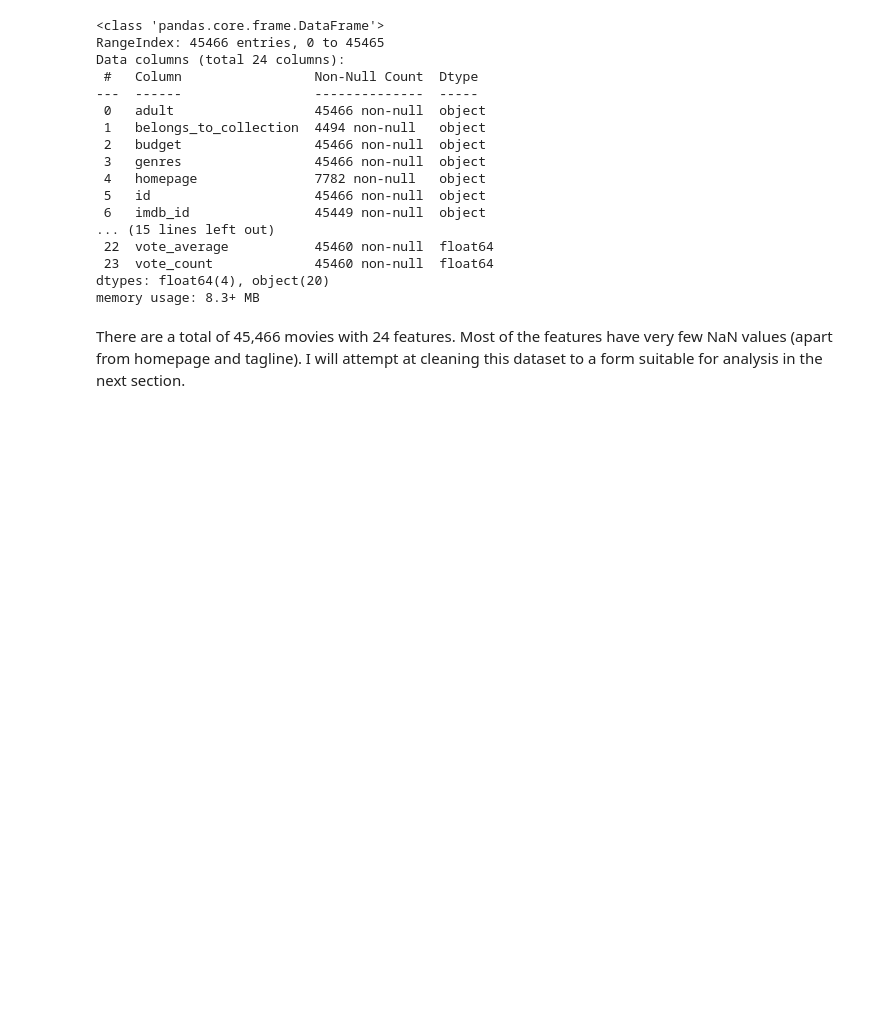
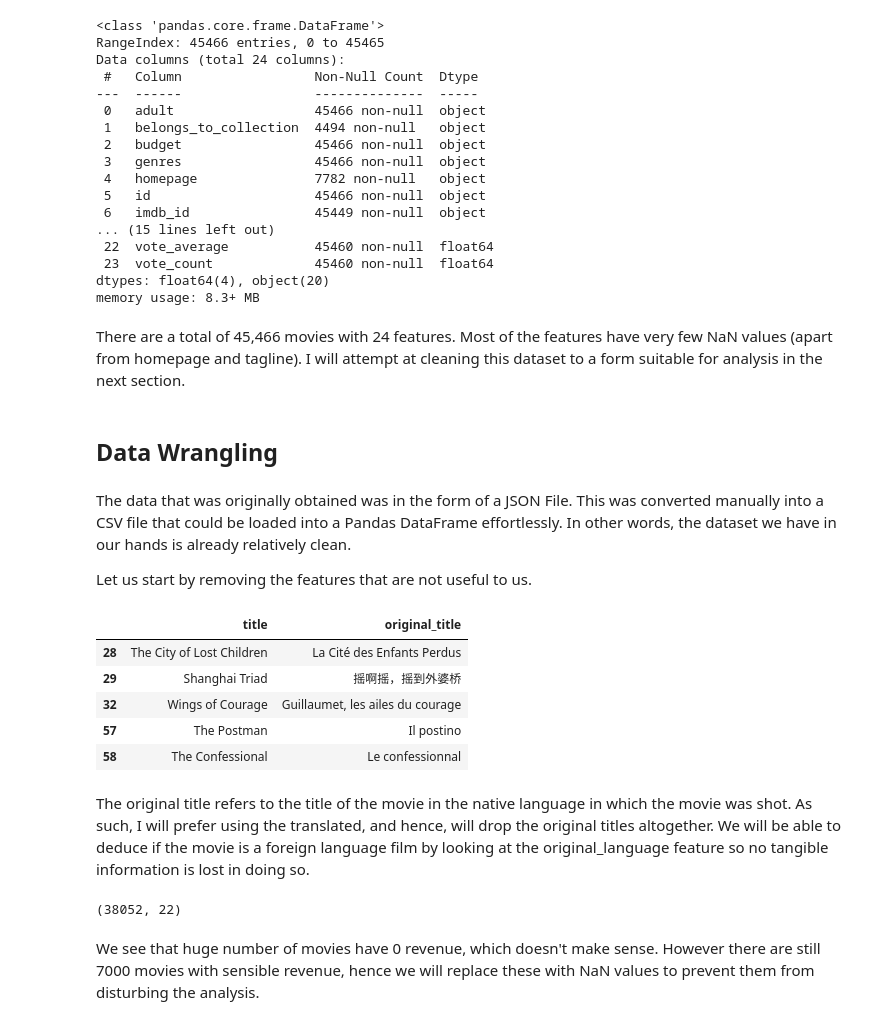
Before and after one commit to M-Awwab-Khan/most-comprehensive-movies-analysis, a Jupyter notebook: Movie_Metrics_An_Analyst_Approach.ipynb, the cells around one changed output. Cells and saved outputs as stored; diff of their text form; code cells hidden in the pictures; blank space fills up the shorter version.

Commit message:
data wrangling

```diff
--- a/Movie_Metrics_An_Analyst_Approach.ipynb
+++ b/Movie_Metrics_An_Analyst_Approach.ipynb
@@ -145,3 +145,22 @@ dtypes: float64(4), object(20)
 memory usage: 8.3+ MB
 # %% [markdown]
 There are a total of 45,466 movies with 24 features. Most of the features have very few NaN values (apart from homepage and tagline). I will attempt at cleaning this dataset to a form suitable for analysis in the next section.
+# %% [markdown]
+## Data Wrangling
+# %% [markdown]
+The data that was originally obtained was in the form of a JSON File. This was converted manually into a CSV file that could be loaded into a Pandas DataFrame effortlessly. In other words, the dataset we have in our hands is already relatively clean.
+
+Let us start by removing the features that are not useful to us.
+# %%
+df = df.drop(['imdb_id', 'adult'], axis=1)
+# %%
+df[df['original_title'] != df['title']][['title', 'original_title']].head()
+# %% [output]
+|  | title | original_title |
+| 28 | The City of Lost Children | La Cité des Enfants Perdus |
+| 29 | Shanghai Triad | 摇啊摇，摇到外婆桥 |
+| 32 | Wings of Courage | Guillaumet, les ailes du courage |
+| 57 | The Postman | Il postino |
+| 58 | The Confessional | Le confessionnal |
+# %% [markdown]
+The original title refers to the title of the movie in the native language in which the movie was shot. As such, I will prefer using the translated, and hence, will drop the original titles altogether. We will be able to deduce if the movie is a foreign language film by looking at the original_language feature so no tangible information is lost in doing so.
@@ -147,0 +169,6 @@ There are a total of 45,466 movies with 24 features. Most of the features have v
+# %%
+df[df['revenue'] == 0].shape
+# %% [output]
+(38052, 22)
+# %% [markdown]
+We see that huge number of movies have 0 revenue, which doesn't make sense. However there are still 7000 movies with sensible revenue, hence we will replace these with NaN values to prevent them from disturbing the analysis.
```
Also changed, not shown: parts of 9 cells of this notebook.
